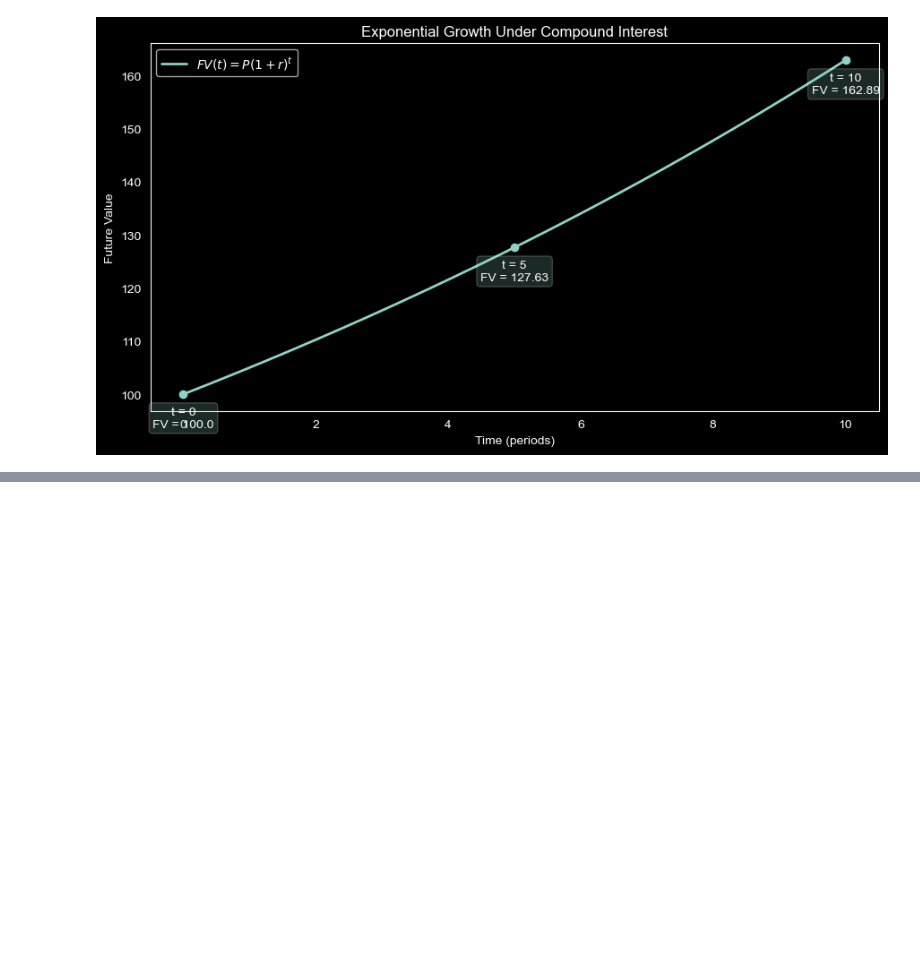
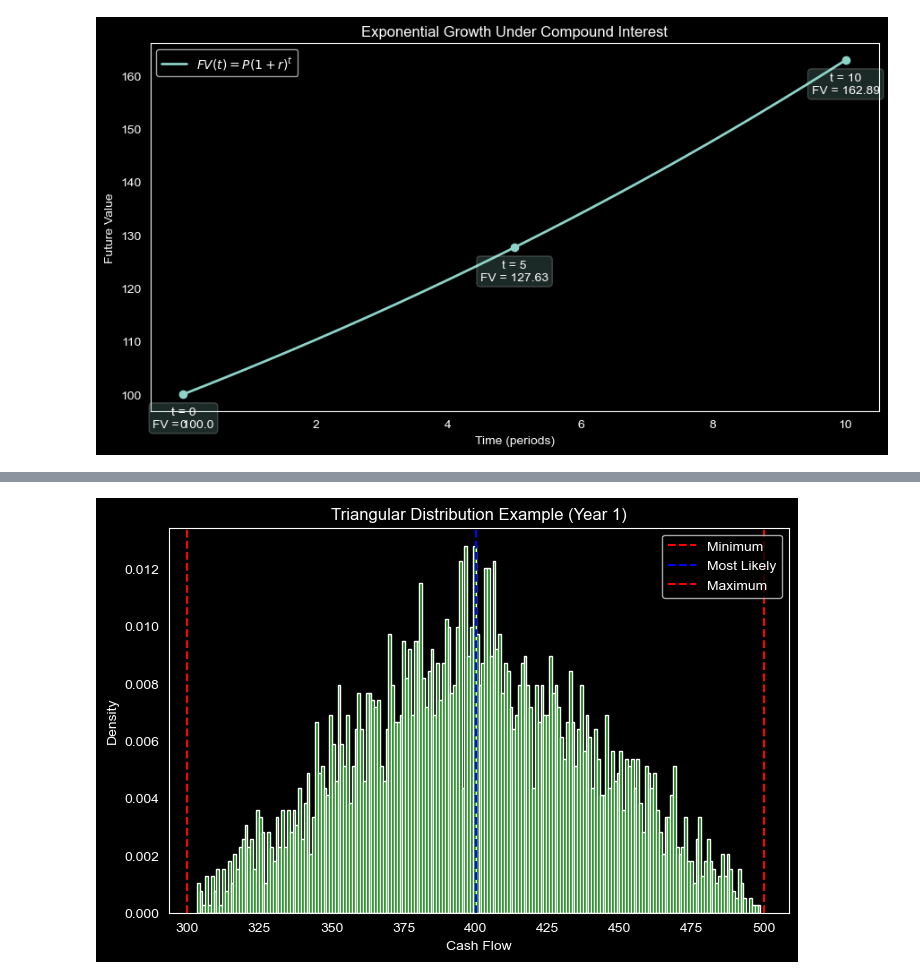
Before and after one commit to Wexwer/TVM-MonteCarlo-Scientific_Study, a Jupyter notebook: time_value_of_money.ipynb, the cells around one changed output, grey strips where cells are left out. Cells and saved outputs as stored; diff of their text form; code cells hidden in the pictures; blank space fills up the shorter version.

Commit message:
Add triangular stochastic cash flow model and single scenario sampling

```diff
--- a/time_value_of_money.ipynb
+++ b/time_value_of_money.ipynb
@@ -139,0 +252,22 @@ plt.show()
+# %%
+a1 = 300
+m1 = 400
+b1 = 500
+
+samples = np.random.triangular(a1, m1, b1, size = 4000)
+
+plt.figure(figsize=(8,5))
+plt.hist(samples, bins=200, density=True, color="green")
+
+plt.axvline(a1, linestyle="--", label = "Minimum", color = "red")
+plt.axvline(m1, linestyle="--", label = "Most Likely", color = "blue")
+plt.axvline(b1, linestyle="--", label = "Maximum", color = "red")
+
+plt.title("Triangular Distribution Example (Year 1)")
+plt.xlabel("Cash Flow")
+plt.ylabel("Density")
+plt.legend()
+plt.grid(None)
+plt.show()
+# %% [output]
+[figure, added]
```
Also changed, not shown: parts of 15 cells of this notebook.
